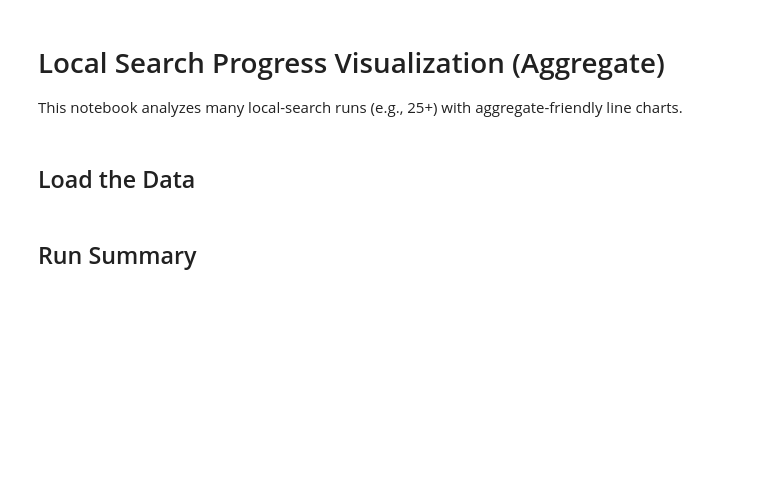
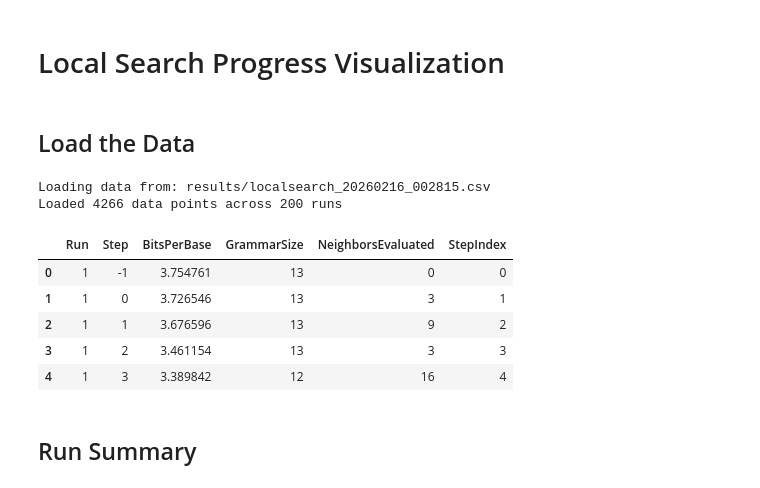
Before and after one commit to moritz-gross/better-grammars, a Jupyter notebook: visualize_local_search.ipynb, the cells around one changed output. Drawn from its saved outputs; the diff is of its cells as text; code cells hidden in the pictures; blank space fills up the shorter version.

Commit message:
use 200 runs and expand data analysis

```diff
--- a/visualize_local_search.ipynb
+++ b/visualize_local_search.ipynb
@@ -1,7 +1,5 @@
-# %% [markdown]
-# Local Search Progress Visualization (Aggregate)
-
-This notebook analyzes many local-search runs (e.g., 25+) with aggregate-friendly line charts.
+# %% [markdown]
+# Local Search Progress Visualization
 # %%
 import numpy as np
 import pandas as pd
@@ -33,34 +31,43 @@ for col in ['Run', 'Step', 'GrammarSize', 'NeighborsEvaluated']:
 df['BitsPerBase'] = pd.to_numeric(df['BitsPerBase'], errors='coerce')
 df = df.dropna(subset=['Run', 'Step', 'BitsPerBase', 'GrammarSize', 'NeighborsEvaluated']).copy()
 df[['Run', 'Step', 'GrammarSize', 'NeighborsEvaluated']] = df[['Run', 'Step', 'GrammarSize', 'NeighborsEvaluated']].astype(int)
 df = df.sort_values(['Run', 'Step']).reset_index(drop=True)
 
 # Position within each run after sorting by Step (includes seed row, usually Step=-1).
 df['StepIndex'] = df.groupby('Run').cumcount()
 
 run_summary = (
     df.groupby('Run', as_index=False)
       .agg(
           InitialBitsPerBase=('BitsPerBase', 'first'),
           FinalBitsPerBase=('BitsPerBase', 'last'),
           BestBitsPerBase=('BitsPerBase', 'min'),
           InitialGrammarSize=('GrammarSize', 'first'),
           FinalGrammarSize=('GrammarSize', 'last'),
           MinGrammarSize=('GrammarSize', 'min'),
           StepsObserved=('Step', 'max'),
           TotalNeighborsEvaluated=('NeighborsEvaluated', 'sum')
       )
 )
 run_summary['AbsoluteImprovement'] = run_summary['InitialBitsPerBase'] - run_summary['FinalBitsPerBase']
 run_summary['RelativeImprovementPct'] = np.where(
     run_summary['InitialBitsPerBase'] != 0,
     (run_summary['AbsoluteImprovement'] / run_summary['InitialBitsPerBase']) * 100.0,
     np.nan,
 )
 run_summary['GrammarSizeDelta'] = run_summary['FinalGrammarSize'] - run_summary['InitialGrammarSize']
 
 print(f'Loaded {len(df)} data points across {df["Run"].nunique()} runs')
-df.head(10)
+df.head() # see data format
+# %% [output]
+Loading data from: results/localsearch_20260216_002815.csv
+Loaded 4266 data points across 200 runs
+|  | Run | Step | BitsPerBase | GrammarSize | NeighborsEvaluated | StepIndex |
+| 0 | 1 | -1 | 3.754761 | 13 | 0 | 0 |
+| 1 | 1 | 0 | 3.726546 | 13 | 3 | 1 |
+| 2 | 1 | 1 | 3.676596 | 13 | 9 | 2 |
+| 3 | 1 | 2 | 3.461154 | 13 | 3 | 3 |
+| 4 | 1 | 3 | 3.389842 | 12 | 16 | 4 |
 # %% [markdown]
 ## Run Summary
 # %%
```
Also changed, not shown: parts of 16 cells of this notebook, 3 other files.
